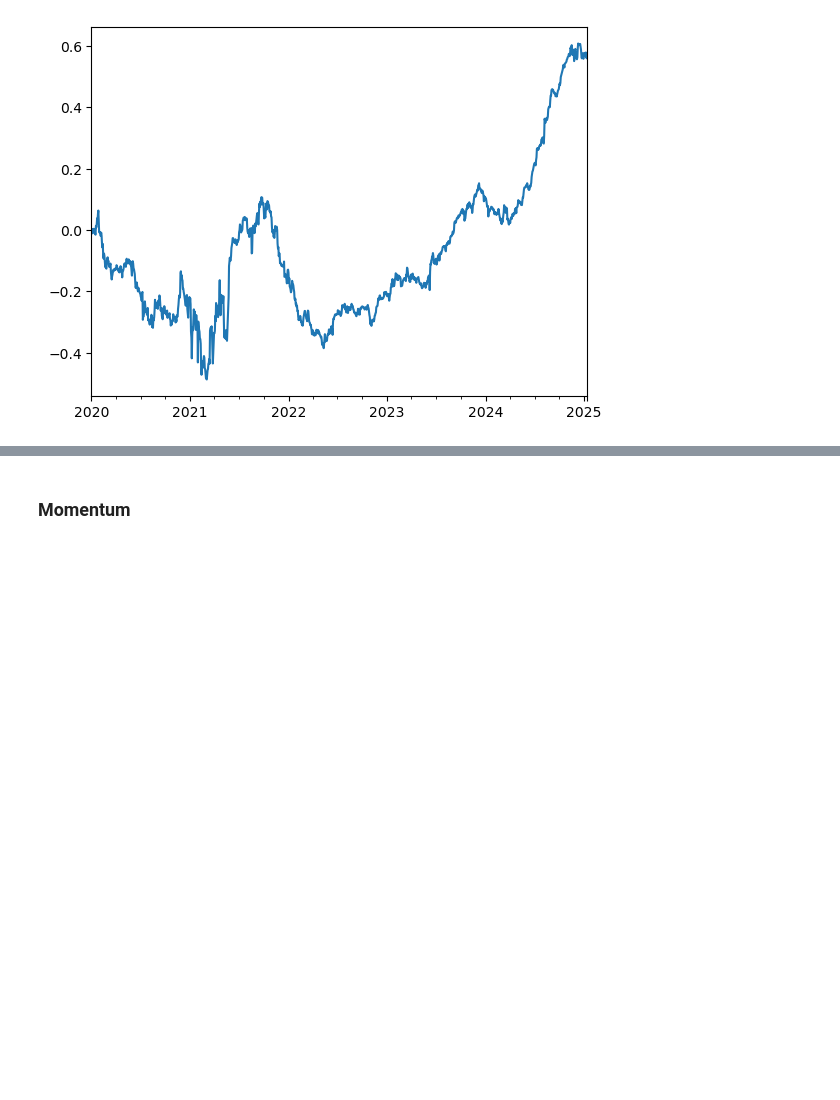
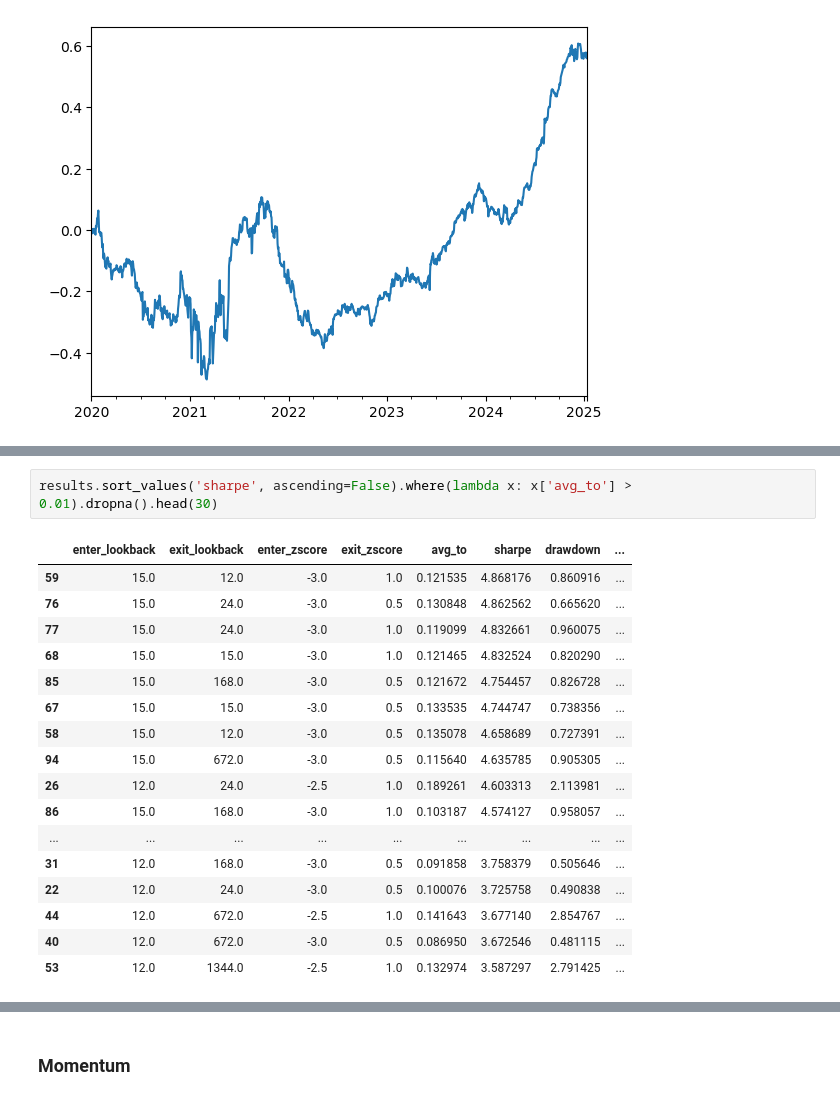
Before and after one commit to jofu-tofu/Trading-Bot, a Jupyter notebook: Uncon Backtest/BTC Layer 1 Basket.ipynb, the cells around one changed output, grey strips where cells are left out. Saved outputs shown, nothing was run; the diff lists cells and outputs as text; blank space fills up the shorter version.

```diff
--- a/Uncon Backtest/BTC Layer 1 Basket.ipynb
+++ b/Uncon Backtest/BTC Layer 1 Basket.ipynb
@@ -699,0 +797,20 @@ Sharpe Ratio:  0.44949087935594223
+# %%
+results.sort_values('sharpe', ascending=False).where(lambda x: x['avg_to'] > 0.01).dropna().head(30)
+# %% [output]
+|  | enter_lookback | exit_lookback | enter_zscore | exit_zscore | avg_to | sharpe | drawdown | ... |
+| 59 | 15.0 | 12.0 | -3.0 | 1.0 | 0.121535 | 4.868176 | 0.860916 | ... |
+| 76 | 15.0 | 24.0 | -3.0 | 0.5 | 0.130848 | 4.862562 | 0.665620 | ... |
+| 77 | 15.0 | 24.0 | -3.0 | 1.0 | 0.119099 | 4.832661 | 0.960075 | ... |
+| 68 | 15.0 | 15.0 | -3.0 | 1.0 | 0.121465 | 4.832524 | 0.820290 | ... |
+| 85 | 15.0 | 168.0 | -3.0 | 0.5 | 0.121672 | 4.754457 | 0.826728 | ... |
+| 67 | 15.0 | 15.0 | -3.0 | 0.5 | 0.133535 | 4.744747 | 0.738356 | ... |
+| 58 | 15.0 | 12.0 | -3.0 | 0.5 | 0.135078 | 4.658689 | 0.727391 | ... |
+| 94 | 15.0 | 672.0 | -3.0 | 0.5 | 0.115640 | 4.635785 | 0.905305 | ... |
+| 26 | 12.0 | 24.0 | -2.5 | 1.0 | 0.189261 | 4.603313 | 2.113981 | ... |
+| 86 | 15.0 | 168.0 | -3.0 | 1.0 | 0.103187 | 4.574127 | 0.958057 | ... |
+| ... | ... | ... | ... | ... | ... | ... | ... | ... |
+| 31 | 12.0 | 168.0 | -3.0 | 0.5 | 0.091858 | 3.758379 | 0.505646 | ... |
+| 22 | 12.0 | 24.0 | -3.0 | 0.5 | 0.100076 | 3.725758 | 0.490838 | ... |
+| 44 | 12.0 | 672.0 | -2.5 | 1.0 | 0.141643 | 3.677140 | 2.854767 | ... |
+| 40 | 12.0 | 672.0 | -3.0 | 0.5 | 0.086950 | 3.672546 | 0.481115 | ... |
+| 53 | 12.0 | 1344.0 | -2.5 | 1.0 | 0.132974 | 3.587297 | 2.791425 | ... |
```
Also changed, not shown: parts of 16 cells of this notebook, 1 other file.
